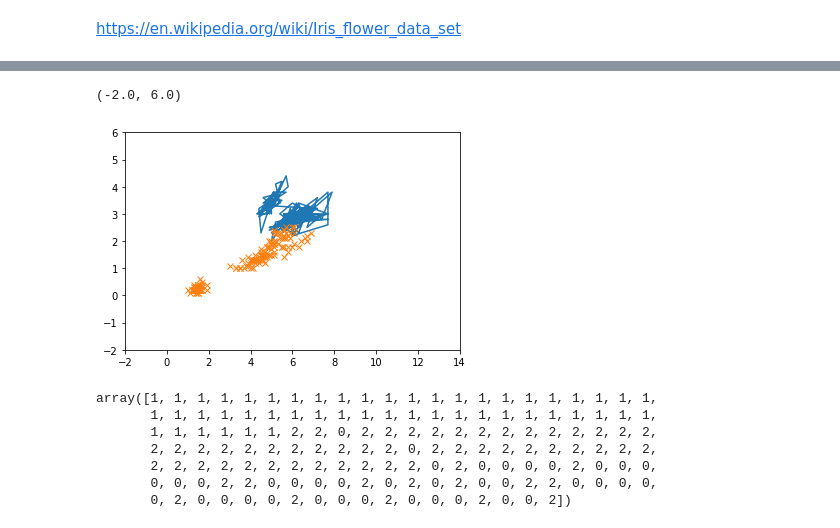
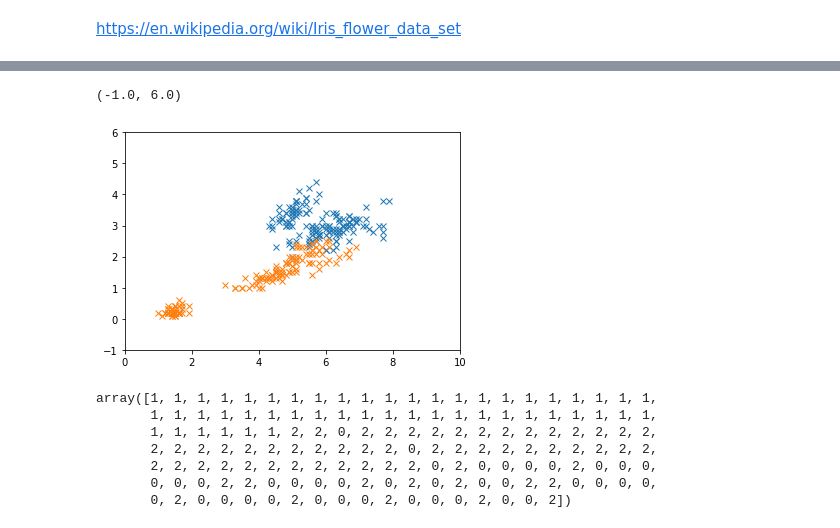
Before and after one commit to lmdlm/ETtasks, a Jupyter notebook: Emerging Technologies Tasks.ipynb, the cells around one changed output, grey strips where cells are left out. Cells and saved outputs as stored; diff of their text form; code cells hidden in the pictures.

```diff
--- a/Emerging Technologies Tasks.ipynb
+++ b/Emerging Technologies Tasks.ipynb
@@ -202,13 +167,14 @@ print(irisData)
 # %%
 
 # Plot the data set.
-plt.plot(irisData[:,0], irisData[:,1], irisData[:,2], irisData[:,3], 'x')
+plt.plot(irisData[:,0], irisData[:,1], 'x')
+plt.plot(irisData[:,2], irisData[:,3], 'x')
 # Set reasonable limits.
-plt.xlim([-2,14])
-plt.ylim([-2,6])
+plt.xlim([0,10])
+plt.ylim([-1,6])
 # %% [output]
-(-2.0, 6.0)
+(-1.0, 6.0)
-[figure, old version]
+[figure, new version]
 # %%
 # Perform kmeans fitting.
 kmeans = skcl.KMeans(n_clusters=3, random_state=0).fit(irisData)
```
Also changed, not shown: parts of 12 cells of this notebook.
